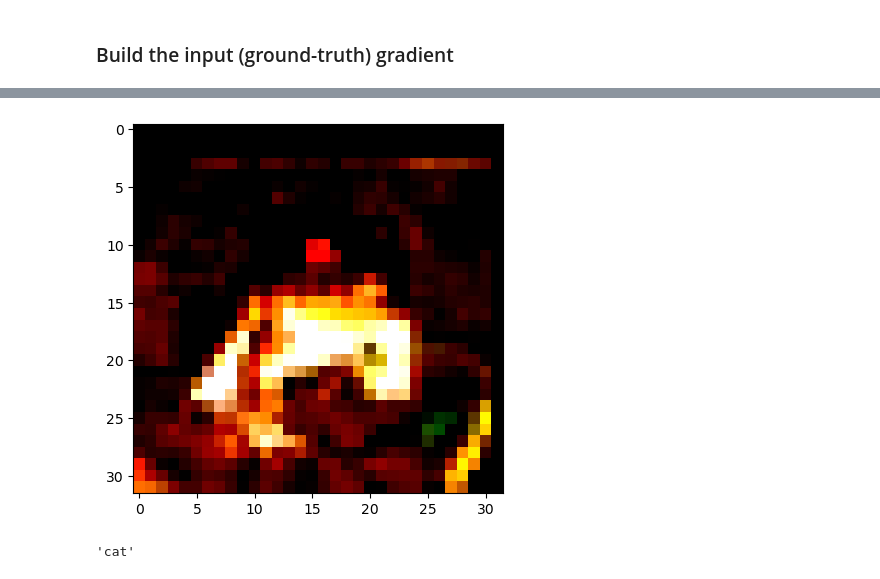
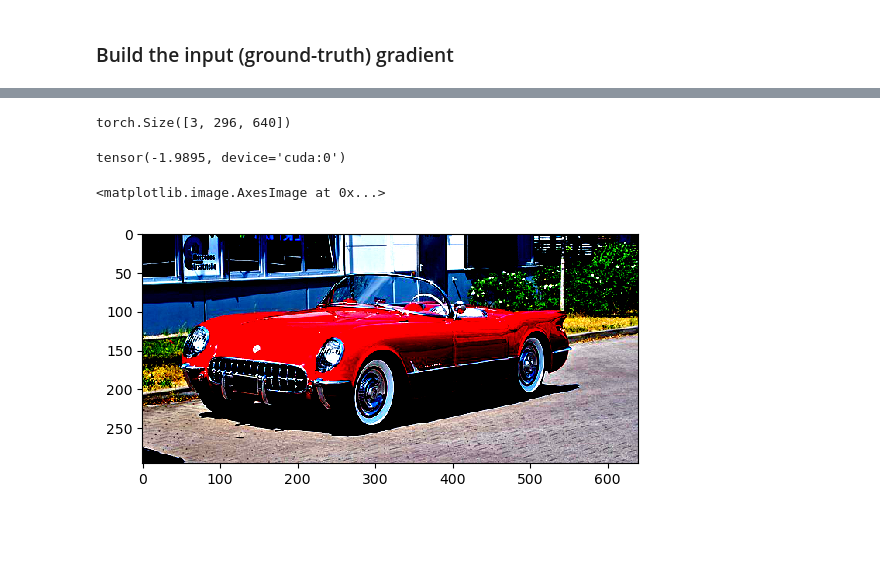
Before and after one commit to bahador1/invertinggradients, a Jupyter notebook: Recovery from Gradient Information.ipynb, the cells around one changed output, grey strips where cells are left out. Saved outputs shown, nothing was run; the diff lists cells and outputs as text; code cells hidden in the pictures; blank space fills up the shorter version.

```diff
--- a/Recovery from Gradient Information.ipynb
+++ b/Recovery from Gradient Information.ipynb
@@ -108,0 +97,3 @@ mycifar10 = data[0].to('cuda')
+# %%
+ground_truth_image = torch.as_tensor(np.array(Image.open("auto.jpg")) / 255,
+                                    **setup)
@@ -109,10 +104,16 @@ mycifar10 = data[0].to('cuda')
 # %%
-mycifar10 = mycifar10.sub(dm).div(ds).unsqueeze(0).contiguous()
+
+ground_truth = ground_truth_image.permute(2, 0, 1).sub(dm).div(ds).contiguous()
-# %%
-plot(mycifar10);
-# %% [output]
-[figure, removed]
-# %%
-validloader.dataset.classes[mylabel]
-# %% [output]
-'cat'
+# %%
+ground_truth.shape
+# %% [output]
+torch.Size([3, 296, 640])
+# %%
+ground_truth.
+# %% [output]
+tensor(-1.9895, device='cuda:0')
+# %%
+plt.imshow(ground_truth.permute(1,2,0).cpu().clamp(0,1))
+# %% [output]
+<matplotlib.image.AxesImage at 0x...>
+[figure, added]
```
Also changed, not shown: parts of 11 cells of this notebook.
